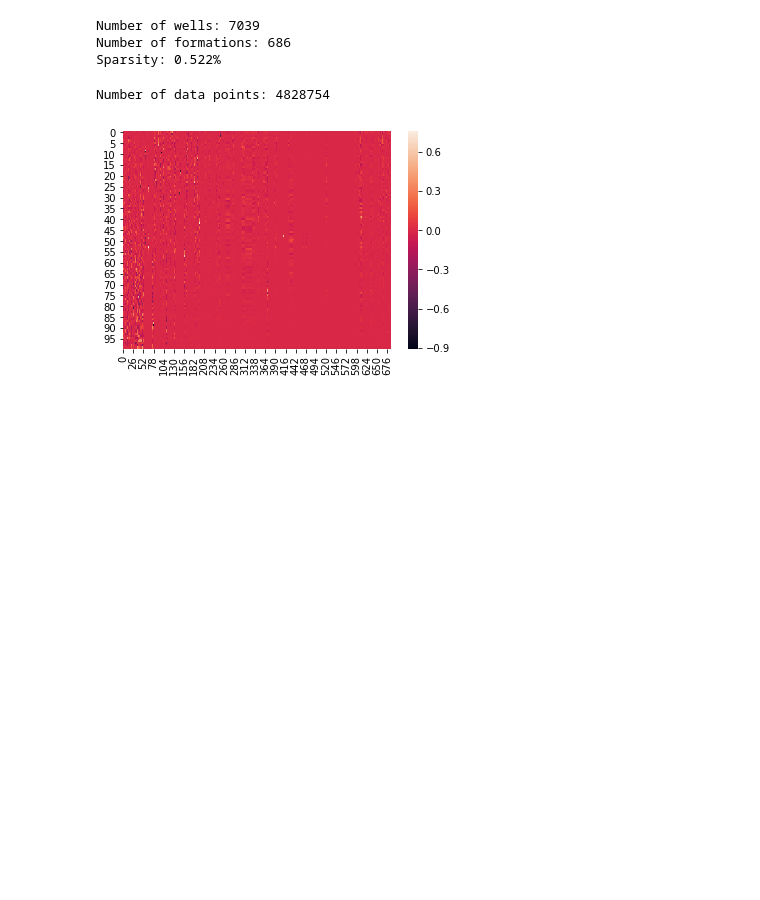
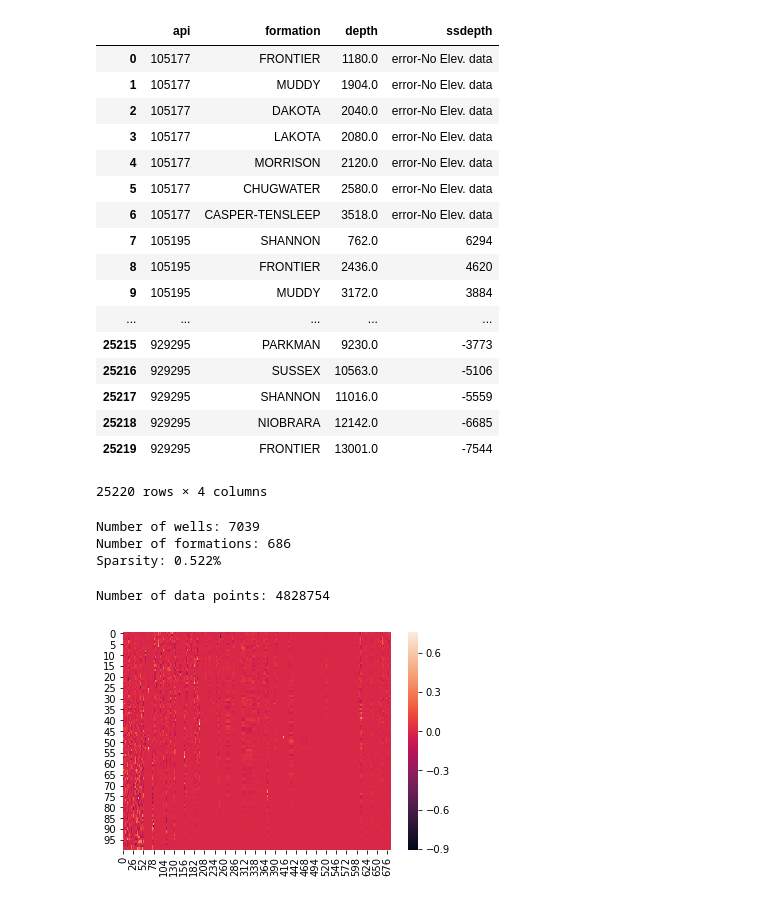
Before and after one commit to jessepisel/stratal-geometries, a Jupyter notebook: top depth recommender.ipynb, the cells around one changed output. Saved outputs shown, nothing was run; the diff lists cells and outputs as text; code cells hidden in the pictures; blank space fills up the shorter version.

```diff
--- a/top depth recommender.ipynb
+++ b/top depth recommender.ipynb
@@ -7,6 +7,27 @@ import matplotlib.pyplot as plt
 # %%
 tops=pd.read_csv(r'D:\prbtops.csv')
 small=tops.head()
+# %%
+tops
+# %% [output]
+|  | api | formation | depth | ssdepth |
+| 0 | 105177 | FRONTIER | 1180.0 | error-No Elev. data |
+| 1 | 105177 | MUDDY | 1904.0 | error-No Elev. data |
+| 2 | 105177 | DAKOTA | 2040.0 | error-No Elev. data |
+| 3 | 105177 | LAKOTA | 2080.0 | error-No Elev. data |
+| 4 | 105177 | MORRISON | 2120.0 | error-No Elev. data |
+| 5 | 105177 | CHUGWATER | 2580.0 | error-No Elev. data |
+| 6 | 105177 | CASPER-TENSLEEP | 3518.0 | error-No Elev. data |
+| 7 | 105195 | SHANNON | 762.0 | 6294 |
+| 8 | 105195 | FRONTIER | 2436.0 | 4620 |
+| 9 | 105195 | MUDDY | 3172.0 | 3884 |
+| ... | ... | ... | ... | ... |
+| 25215 | 929295 | PARKMAN | 9230.0 | -3773 |
+| 25216 | 929295 | SUSSEX | 10563.0 | -5106 |
+| 25217 | 929295 | SHANNON | 11016.0 | -5559 |
+| 25218 | 929295 | NIOBRARA | 12142.0 | -6685 |
+| 25219 | 929295 | FRONTIER | 13001.0 | -7544 |
+25220 rows × 4 columns
 # %%
 n_wells = tops.api.unique().shape[0]
 n_formations = tops.formation.unique().shape[0]
```
Also changed, not shown: parts of 1 cell of this notebook, 1 other file.
